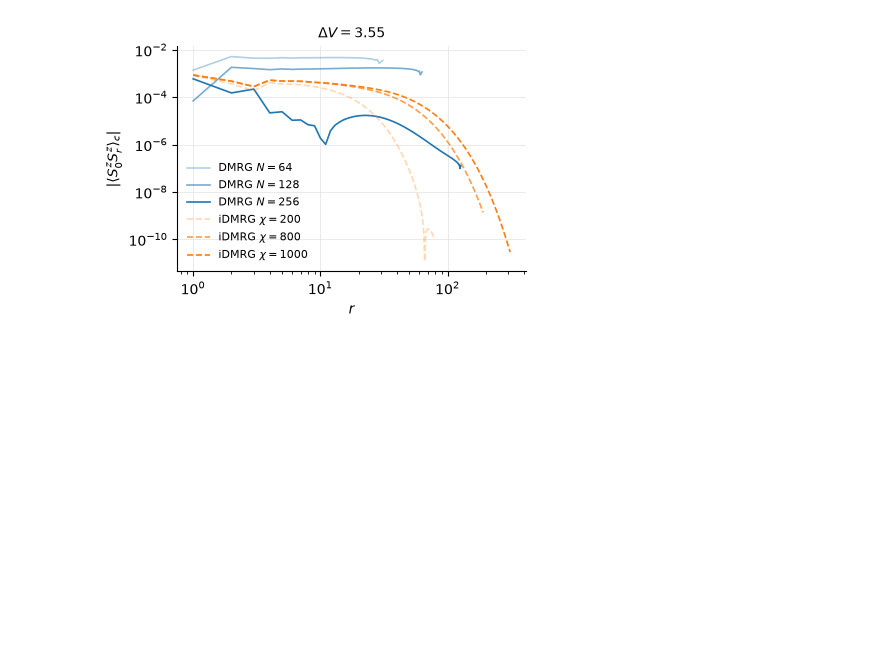
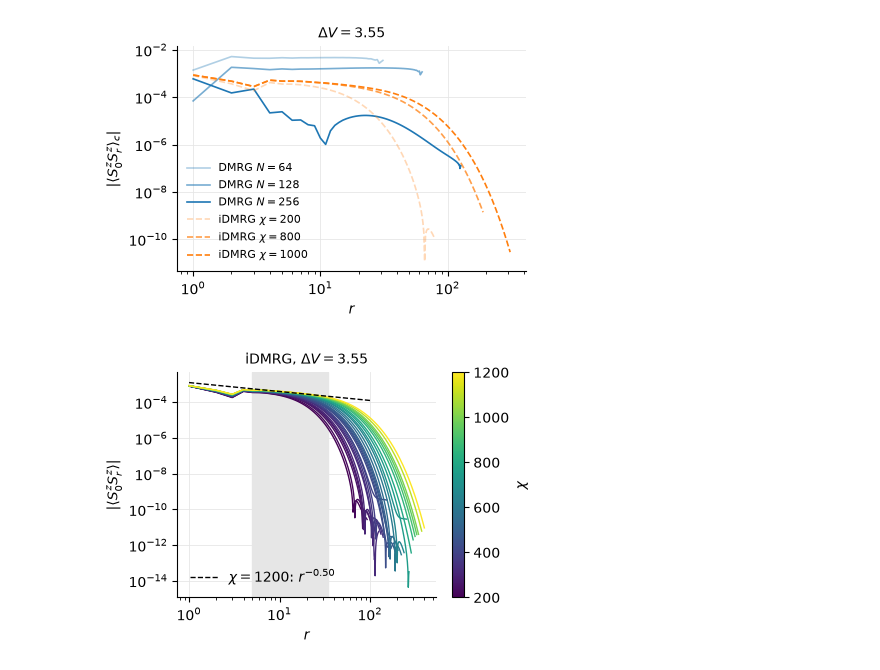
Before and after one commit to aravindhshankar/Spin1LongRangeOrder.jl, a Jupyter notebook: python/notebooks/testSzcorrelatorCrit.ipynb, the cells around one changed output. Cells and saved outputs as stored; diff of their text form; code cells hidden in the pictures; blank space fills up the shorter version.

```diff
--- a/python/notebooks/testSzcorrelatorCrit.ipynb
+++ b/python/notebooks/testSzcorrelatorCrit.ipynb
@@ -106,3 +106,34 @@ fig.tight_layout()
 No iDMRG data for chi = 400 at dV = 3.55
 No iDMRG data for chi = 1200 at dV = 3.55
 [figure]
+# %%
+df_cc = read_corrs('../../data/iDMRG/Vpm4.350cc/corrs/results.h5')
+df_cc['chi'] = df_cc['basename'].str.extract(r'chi(\d+)', expand=False).astype(int)
+df_cc = df_cc.sort_values('chi')
+
+norm = plt.Normalize(df_cc['chi'].min(), df_cc['chi'].max())
+cmap = plt.cm.viridis
+fig, ax = plt.subplots(figsize=(4.5, 3.2))
+for chival, corr in zip(df_cc['chi'], df_cc['spinz_corr']):
+    corr = np.abs(corr)
+    ax.loglog(np.arange(1, len(corr)), corr[1:], color=cmap(norm(chival)), lw=1)
+rr = np.arange(1, 400)
+# ax.loglog(rr, 0.01/rr**2, color='0.4', lw=1, ls=':', label=r'$r^{-2}$')
+fig.colorbar(plt.cm.ScalarMappable(norm=norm, cmap=cmap), ax=ax, label=r'$\chi$')
+ax.set_xlabel(r'$r$')
+ax.set_ylabel(r'$|\langle S^z_0 S^z_r \rangle|$')
+ax.set_title(r'iDMRG, $\Delta V = 3.55$', fontsize=10)
+ax.grid(which='major', color='0.9', lw=0.6)
+ax.spines[['top', 'right']].set_visible(False)
+ax.legend(frameon=False)
+fit_lo, fit_hi = 5, 34  # r window for the power-law fit at the largest chi
+corr = np.abs(df_cc['spinz_corr'].iloc[-1])
+rfit = np.arange(fit_lo, fit_hi)
+slope, logc = np.polyfit(np.log(rfit), np.log(corr[fit_lo:fit_hi]), 1)
+ax.loglog(rr[:3*fit_hi], np.exp(logc)*rr[:3*fit_hi]**slope, color='k', lw=1, ls='--',
+          label=rf'$\chi={df_cc["chi"].iloc[-1]}$: $r^{{{slope:.2f}}}$')
+ax.axvspan(fit_lo, fit_hi, color='0.9', zorder=0)
+ax.legend(frameon=False)
+fig.tight_layout()
+# %% [output]
+[figure, added]
```
Also changed, not shown: parts of 1 cell of this notebook.
